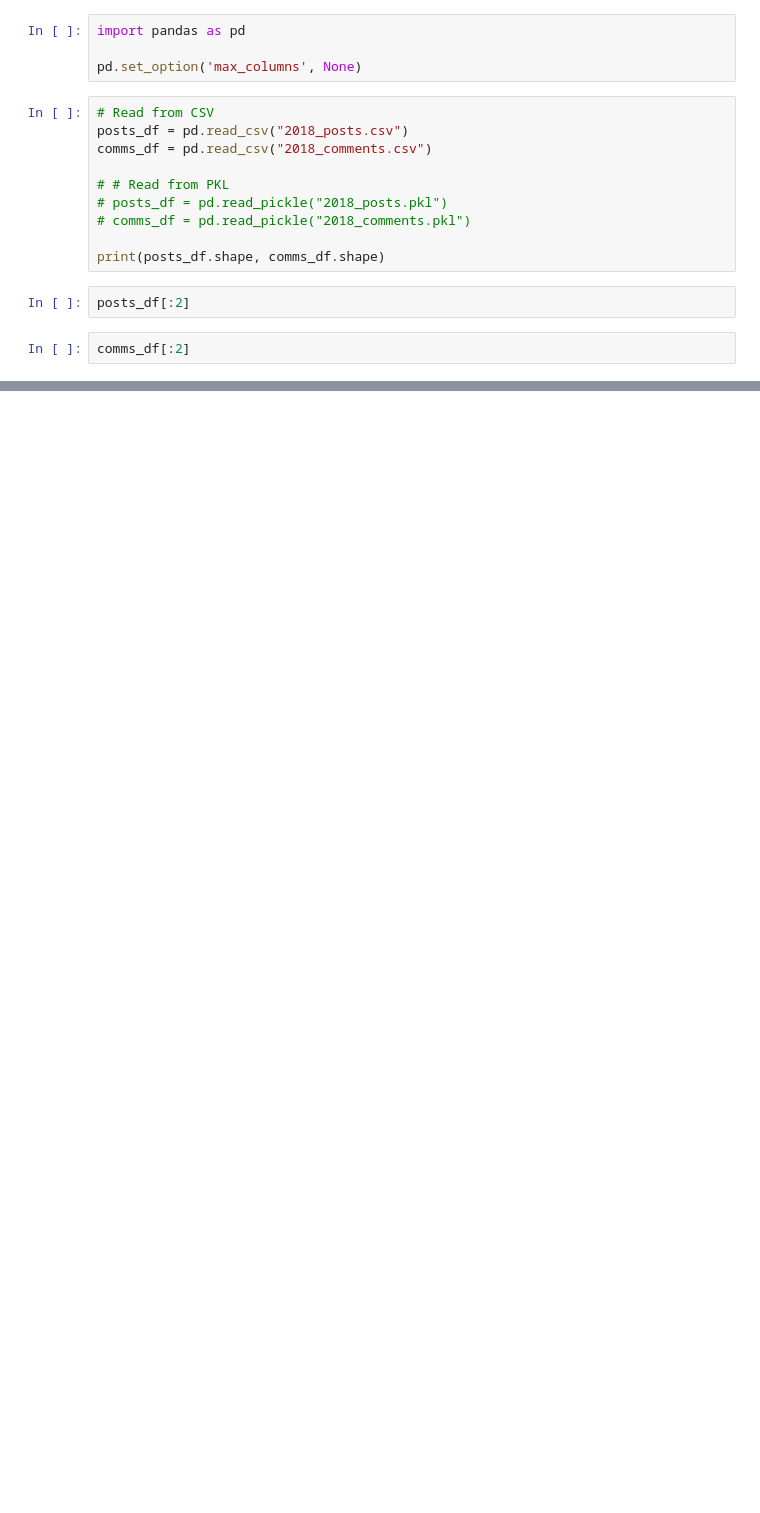
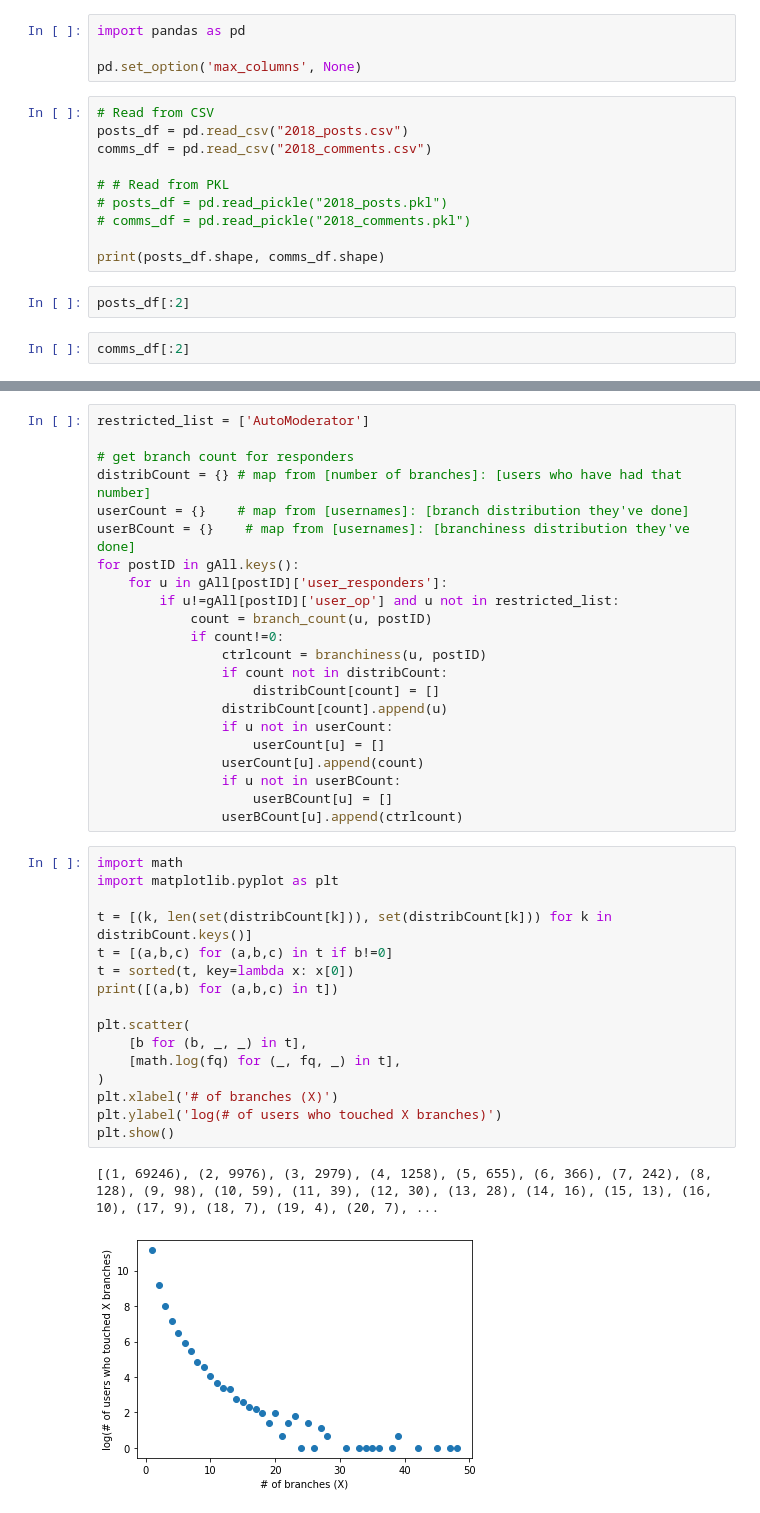
Before and after one commit to cephcyn/cornell_cs6742_a2, a Jupyter notebook: 01_metric_feasibility.ipynb, the cells around one changed output, grey strips where cells are left out. Saved outputs shown, nothing was run; the diff lists cells and outputs as text; blank space fills up the shorter version.

```diff
--- a/01_metric_feasibility.ipynb
+++ b/01_metric_feasibility.ipynb
@@ -56,0 +203,41 @@ print(gAll[postID]['user_responders'])
+# %%
+restricted_list = ['AutoModerator']
+
+# get branch count for responders
+distribCount = {} # map from [number of branches]: [users who have had that number]
+userCount = {}    # map from [usernames]: [branch distribution they've done]
+userBCount = {}    # map from [usernames]: [branchiness distribution they've done]
+for postID in gAll.keys():
+    for u in gAll[postID]['user_responders']:
+        if u!=gAll[postID]['user_op'] and u not in restricted_list:
+            count = branch_count(u, postID)
+            if count!=0:
+                ctrlcount = branchiness(u, postID)
+                if count not in distribCount:
+                    distribCount[count] = []
+                distribCount[count].append(u)
+                if u not in userCount:
+                    userCount[u] = []
+                userCount[u].append(count)
+                if u not in userBCount:
+                    userBCount[u] = []
+                userBCount[u].append(ctrlcount)
+# %%
+import math
+import matplotlib.pyplot as plt
+
+t = [(k, len(set(distribCount[k])), set(distribCount[k])) for k in distribCount.keys()]
+t = [(a,b,c) for (a,b,c) in t if b!=0]
+t = sorted(t, key=lambda x: x[0])
+print([(a,b) for (a,b,c) in t])
+
+plt.scatter(
+    [b for (b, _, _) in t],
+    [math.log(fq) for (_, fq, _) in t],
+)
+plt.xlabel('# of branches (X)')
+plt.ylabel('log(# of users who touched X branches)')
+plt.show()
+# %% [output]
+[(1, 69246), (2, 9976), (3, 2979), (4, 1258), (5, 655), (6, 366), (7, 242), (8, 128), (9, 98), (10, 59), (11, 39), (12, 30), (13, 28), (14, 16), (15, 13), (16, 10), (17, 9), (18, 7), (19, 4), (20, 7), ...
+[figure, added]
```
Also changed, not shown: parts of 8 cells of this notebook.
